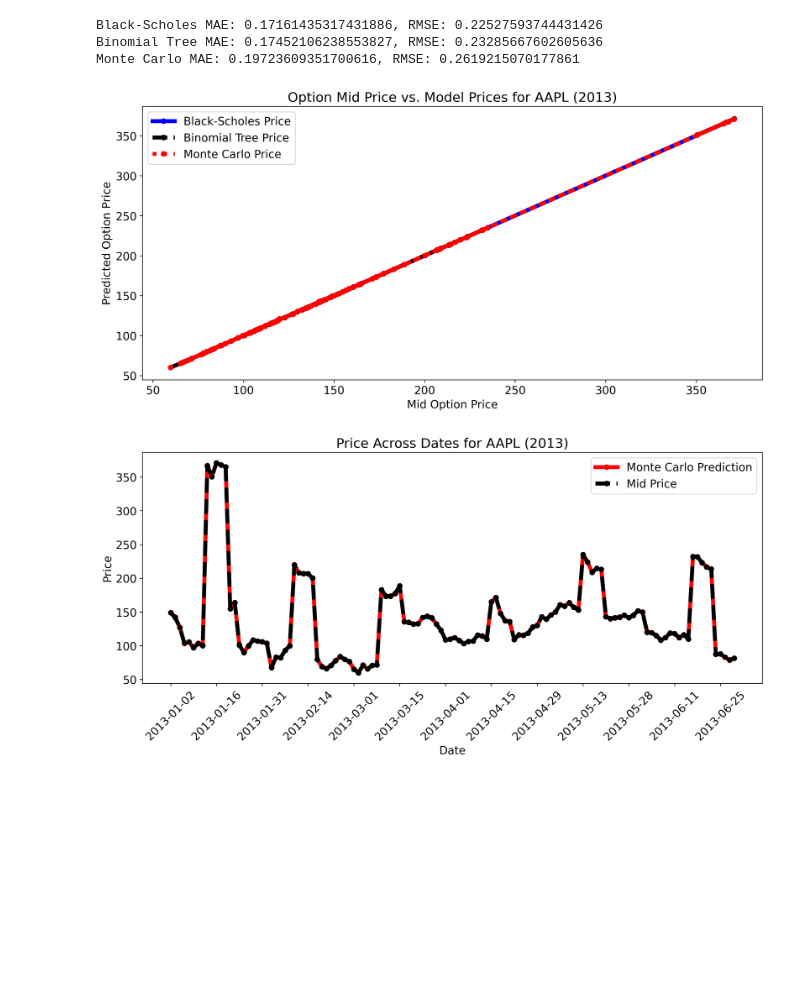
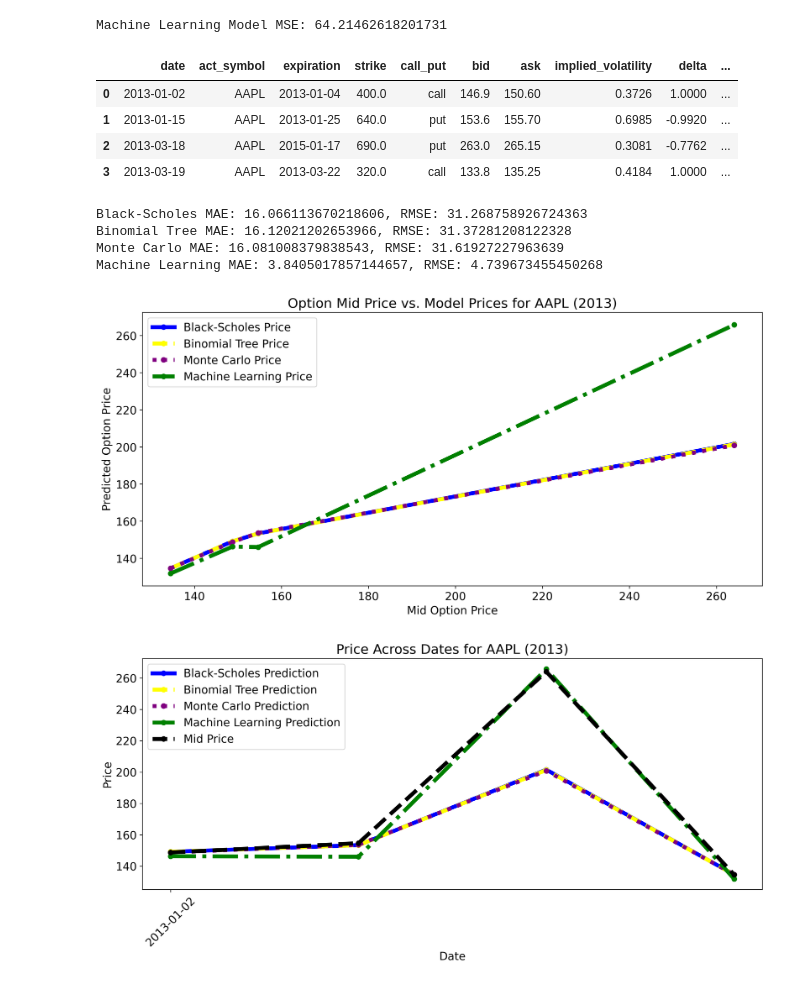
Before and after one commit to saeedbidi/option_pricing, a Jupyter notebook: src/main.ipynb, the cells around one changed output. Cells and saved outputs as stored; diff of their text form; code cells hidden in the pictures; blank space fills up the shorter version.

```diff
--- a/src/main.ipynb
+++ b/src/main.ipynb
@@ -191,10 +160,0 @@ Report saved to options_report.txt
-# %%
-file_path = '../backtesting-data/Optiondataorg/AAPL_2013.csv'
-backtester = Backtester(ticker, OUTPUT_FOLDER)
-backtest_results = backtester.backtest(file_path, n_each_day = 1, keep_first_n_rows_per_date=True)
-# %% [output]
-Black-Scholes MAE: 0.17161435317431886, RMSE: 0.22527593744431426
-Binomial Tree MAE: 0.17452106238553827, RMSE: 0.23285667602605636
-Monte Carlo MAE: 0.19723609351700616, RMSE: 0.2619215070177861
-[figure, removed]
-[figure, removed]
@@ -200,0 +175,68 @@ Monte Carlo MAE: 0.19723609351700616, RMSE: 0.2619215070177861
+# %%
+import os
+from datetime import datetime
+import numpy as np
+import pandas as pd
+from data import DataHandler
+from results import ResultsHandler
+from greeks_volatility import GreeksVolatility
+from models import OptionPricingModels
+# from models import ModelType
+from plots import OptionPlots
+from results import ResultsHandler
+from backtester import Backtester
+
+current_dir = os.getcwd()
+
+# Define the output folder path in the previous directory
+OUTPUT_FOLDER = os.path.join(os.path.dirname(current_dir), "output")
+
+ticker = 'AAPL'
+file_path = '../backtesting-data/Optiondataorg/AAPL_2013.csv'
+backtester = Backtester(ticker, OUTPUT_FOLDER)
+
+
+# # dt = 1 / 365  # Daily steps
+# T = [0.00547945, 0.02739726, 1.83561644, 0.00821918]
+# # print(T,'hi')
+# # # Convert T to a numpy array for element-wise operations
+# T_array = np.array(T)
+
+# # # Calculate number of steps for each option
+# num_steps = (T_array * 365).astype(int)  # Number of days until maturity
+# # print(num_steps, 'hi')
+# sigma = [0.3726, 0.6985, 0.3081, 0.4184]
+# r= 0.05
+# dt = 1 / 365  # Daily steps
+# S = [549.029976, 485.920013, 455.720016, 454.489975]
+# # num_steps = (T * 365).astype(int)  # Number of days until maturity
+# payoffs = np.zeros(len(S))  # Array to store payoffs for each option
+# paths = []  # List to store paths for each simulation
+
+# # Loop through the number of simulations
+# for _ in range(10):
+#     ST = np.copy(S)  # Current stock price for this simulation
+#     path = [ST.copy()]  # Store the path for this simulation
+#     for idx in range(len(S)):
+#         for step in range(num_steps[idx]):  # Use the number of steps for the specific option
+#             Z = np.random.normal()  # Generate a random normal value for this step
+#             ST[idx] *= np.exp((r - 0.5 * sigma[idx] ** 2) * dt + sigma[idx] * np.sqrt(dt) * Z)
+
+
+# for _ in range(10000):
+#     ST = self.S
+#     path = [self.S]
+backtest_results = backtester.backtest(file_path, n_each_day = 1, keep_first_n_rows_per_date=True)
+# %% [output]
+Machine Learning Model MSE: 64.21462618201731
+|  | date | act_symbol | expiration | strike | call_put | bid | ask | implied_volatility | delta | ... |
+| 0 | 2013-01-02 | AAPL | 2013-01-04 | 400.0 | call | 146.9 | 150.60 | 0.3726 | 1.0000 | ... |
+| 1 | 2013-01-15 | AAPL | 2013-01-25 | 640.0 | put | 153.6 | 155.70 | 0.6985 | -0.9920 | ... |
+| 2 | 2013-03-18 | AAPL | 2015-01-17 | 690.0 | put | 263.0 | 265.15 | 0.3081 | -0.7762 | ... |
+| 3 | 2013-03-19 | AAPL | 2013-03-22 | 320.0 | call | 133.8 | 135.25 | 0.4184 | 1.0000 | ... |
+Black-Scholes MAE: 16.066113670218606, RMSE: 31.268758926724363
+Binomial Tree MAE: 16.12021202653966, RMSE: 31.37281208122328
+Monte Carlo MAE: 16.081008379838543, RMSE: 31.61927227963639
+Machine Learning MAE: 3.8405017857144657, RMSE: 4.739673455450268
+[figure, added]
+[figure, added]
```
Also changed, not shown: parts of 3 cells of this notebook, 14 other files.
